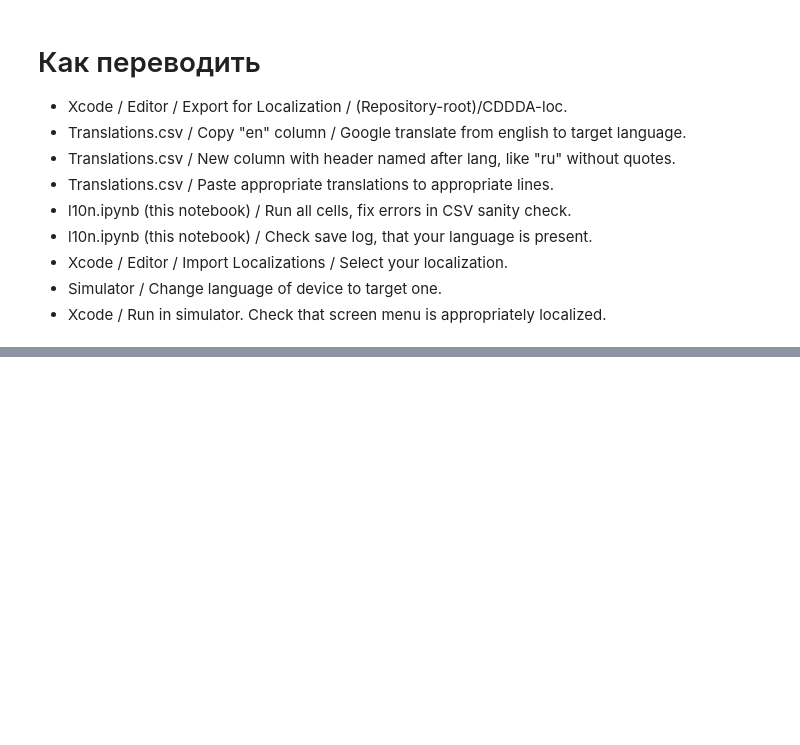
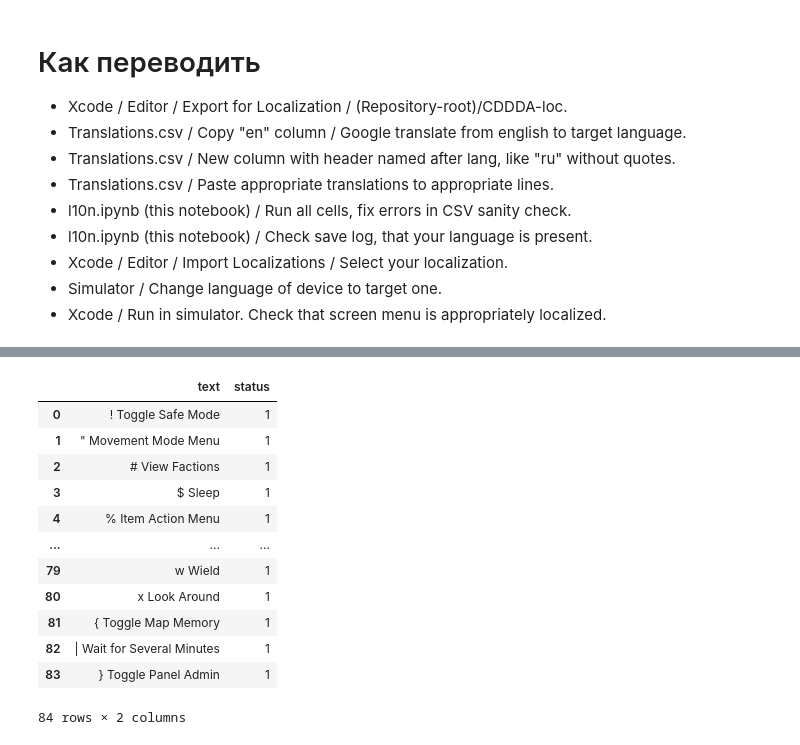
Before and after one commit to apollovy/Cataclysm-DDA-iOS, a Jupyter notebook: scripts/l10n.ipynb, the cells around one changed output, grey strips where cells are left out. Cells and saved outputs as stored; diff of their text form; code cells hidden in the pictures; blank space fills up the shorter version.

```diff
--- a/scripts/l10n.ipynb
+++ b/scripts/l10n.ipynb
@@ -127,0 +227,27 @@ CDDA
+# %%
+def analyze(df):
+    for text, subframe in df.groupby(df.text):
+        if subframe.describe().translation['unique'] == 1:
+            status = 0
+        else:
+            status = 1
+
+        yield text, status
+
+
+status_df = pd.DataFrame.from_records(analyze(df), columns='text status'.split())
+status_df
+# %% [output]
+|  | text | status |
+| 0 | ! Toggle Safe Mode | 1 |
+| 1 | " Movement Mode Menu | 1 |
+| 2 | # View Factions | 1 |
+| 3 | $ Sleep | 1 |
+| 4 | % Item Action Menu | 1 |
+| ... | ... | ... |
+| 79 | w Wield | 1 |
+| 80 | x Look Around | 1 |
+| 81 | { Toggle Map Memory | 1 |
+| 82 | | Wait for Several Minutes | 1 |
+| 83 | } Toggle Panel Admin | 1 |
+84 rows × 2 columns
```
Also changed, not shown: parts of 12 cells of this notebook, 4 other files.
